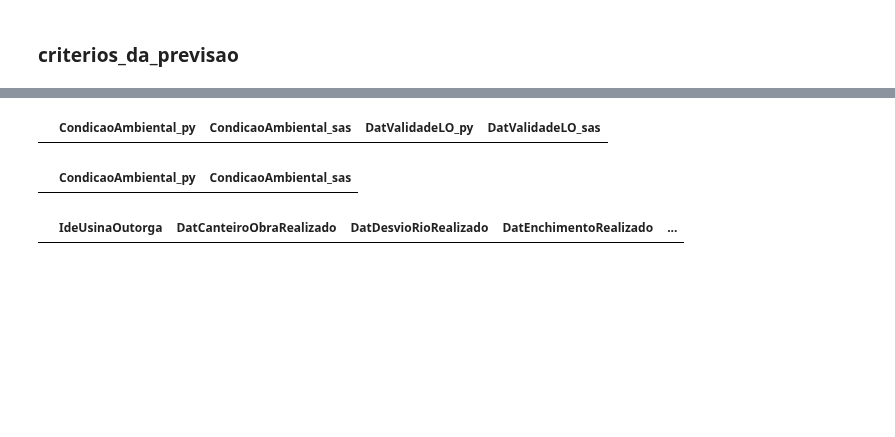
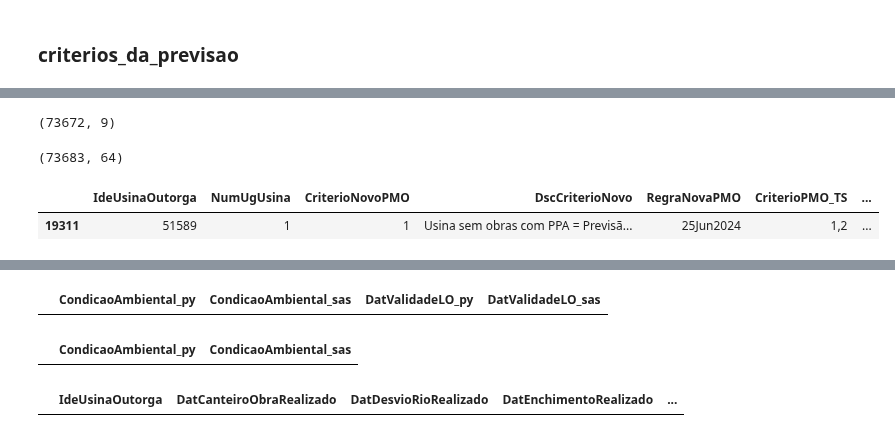
Before and after one commit to Vinicius667/Previsor, a Jupyter notebook: App/Previsor_teste2.ipynb, the cells around one changed output, grey strips where cells are left out. Cells and saved outputs as stored; diff of their text form; code cells hidden in the pictures; blank space fills up the shorter version.

```diff
--- a/App/Previsor_teste2.ipynb
+++ b/App/Previsor_teste2.ipynb
@@ -666,0 +644,4 @@ criterios_da_previsao.drop_duplicates(subset='dscjustificativaregranova')[['IdcS
+# %%
+criterios_da_previsao_sas.shape
+# %% [output]
+(73672, 9)
@@ -666,0 +652,9 @@ criterios_da_previsao.drop_duplicates(subset='dscjustificativaregranova')[['IdcS
+# %%
+criterios_da_previsao.shape
+# %% [output]
+(73683, 64)
+# %%
+criterios_da_previsao_sas[criterios_da_previsao_sas.IdeUsinaOutorga == 51589]
+# %% [output]
+|  | IdeUsinaOutorga | NumUgUsina | CriterioNovoPMO | DscCriterioNovo | RegraNovaPMO | CriterioPMO_TS | ... |
+| 19311 | 51589 | 1 | 1 | Usina sem obras com PPA = Previsã... | 25Jun2024 | 1,2 | ... |
```
Also changed, not shown: parts of 20 cells of this notebook.
